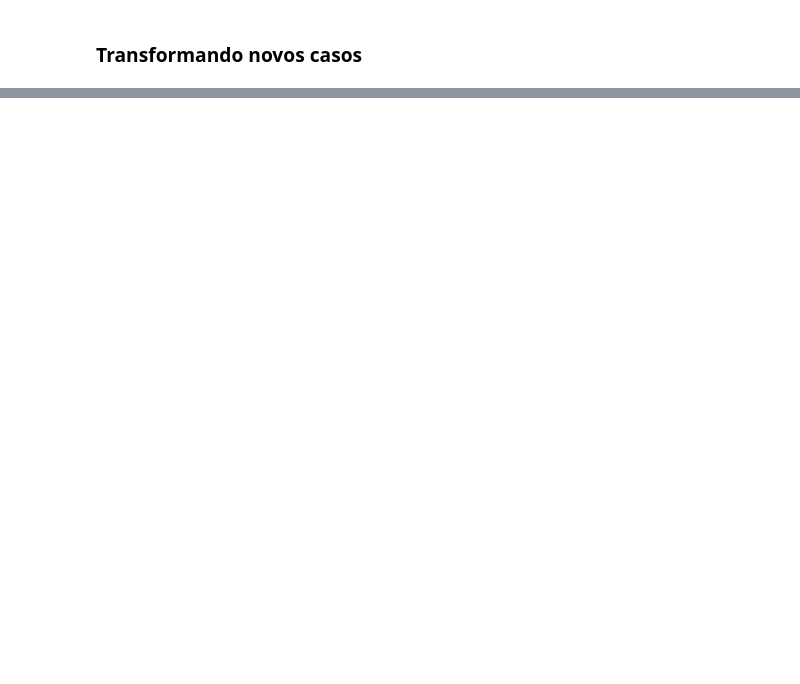
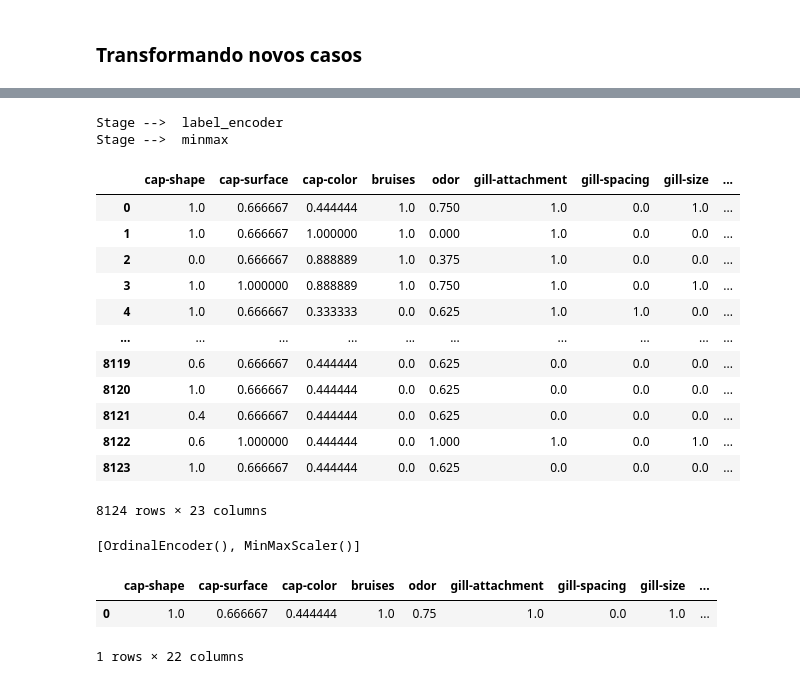
Before and after one commit to Sette/marvin-automl, a Jupyter notebook: Algorithm test.ipynb, the cells around one changed output, grey strips where cells are left out. Cells and saved outputs as stored; diff of their text form; code cells hidden in the pictures; blank space fills up the shorter version.

Commit message:
Add transform

```diff
--- a/Algorithm test.ipynb
+++ b/Algorithm test.ipynb
@@ -232,0 +235,5 @@ teste
+# %%
+from sklearn.datasets import load_iris
+import pandas as pd
+dataset = pd.read_csv('/home/fernandozagatti/Área de Trabalho/Datasets e treinamento/1.csv')
+marvin_initial_dataset = dataset
@@ -232,0 +250,35 @@ teste
+# %%
+from marvinml.marvinautoml import get_data_preparation
+from sklearn.model_selection import train_test_split
+import numpy as np
+
+dataset, transformer = get_data_preparation(backend="preprocess", dataframe=dataset, pipeline=['label_encoder', 'minmax'], target='class')
+
+X_train, X_test, y_train, y_test = train_test_split(dataset.drop(columns='class'), dataset['class'],
+                                                    train_size=0.75, test_size=0.25, random_state=42)
+
+marvin_dataset = {'train_X': X_train, 'train_y': y_train, 'test_X': X_test, 'test_y': y_test,
+                  'transformer': transformer}
+# %% [output]
+Stage -->  label_encoder
+Stage -->  minmax
+# %%
+dataset
+# %% [output]
+|  | cap-shape | cap-surface | cap-color | bruises | odor | gill-attachment | gill-spacing | gill-size | ... |
+| 0 | 1.0 | 0.666667 | 0.444444 | 1.0 | 0.750 | 1.0 | 0.0 | 1.0 | ... |
+| 1 | 1.0 | 0.666667 | 1.000000 | 1.0 | 0.000 | 1.0 | 0.0 | 0.0 | ... |
+| 2 | 0.0 | 0.666667 | 0.888889 | 1.0 | 0.375 | 1.0 | 0.0 | 0.0 | ... |
+| 3 | 1.0 | 1.000000 | 0.888889 | 1.0 | 0.750 | 1.0 | 0.0 | 1.0 | ... |
+| 4 | 1.0 | 0.666667 | 0.333333 | 0.0 | 0.625 | 1.0 | 1.0 | 0.0 | ... |
+| ... | ... | ... | ... | ... | ... | ... | ... | ... | ... |
+| 8119 | 0.6 | 0.666667 | 0.444444 | 0.0 | 0.625 | 0.0 | 0.0 | 0.0 | ... |
+| 8120 | 1.0 | 0.666667 | 0.444444 | 0.0 | 0.625 | 0.0 | 0.0 | 0.0 | ... |
+| 8121 | 0.4 | 0.666667 | 0.444444 | 0.0 | 0.625 | 0.0 | 0.0 | 0.0 | ... |
+| 8122 | 0.6 | 1.000000 | 0.444444 | 0.0 | 1.000 | 1.0 | 0.0 | 1.0 | ... |
+| 8123 | 1.0 | 0.666667 | 0.444444 | 0.0 | 0.625 | 0.0 | 0.0 | 0.0 | ... |
+8124 rows × 23 columns
+# %%
+transformer
+# %% [output]
+[OrdinalEncoder(), MinMaxScaler()]
@@ -232,0 +293,6 @@ teste
+# %%
+input_message
+# %% [output]
+|  | cap-shape | cap-surface | cap-color | bruises | odor | gill-attachment | gill-spacing | gill-size | ... |
+| 0 | 1.0 | 0.666667 | 0.444444 | 1.0 | 0.75 | 1.0 | 0.0 | 1.0 | ... |
+1 rows × 22 columns
```
Also changed, not shown: parts of 6 cells of this notebook, 6 other files.
